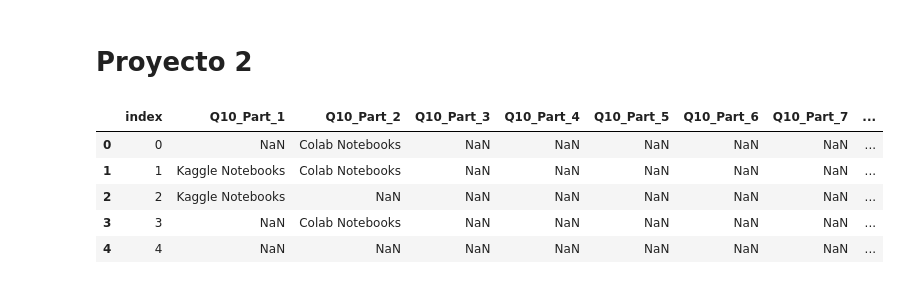
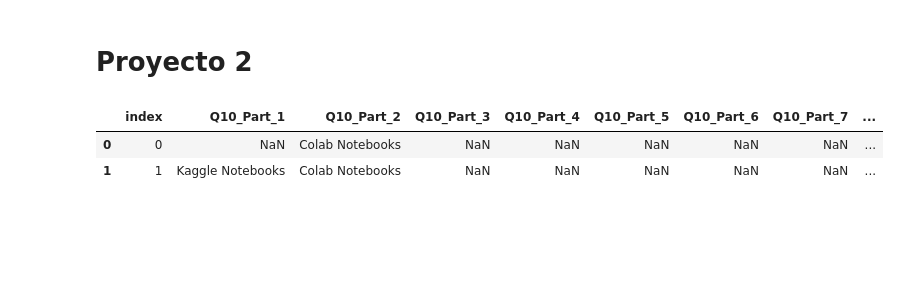
Before and after one commit to MaitaneP/adalab-da-modulo2-proyecto-equipo3, a Jupyter notebook: jupyter_proyecto2.ipynb, the cells around one changed output. Cells and saved outputs as stored; diff of their text form; code cells hidden in the pictures; blank space fills up the shorter version.

```diff
--- a/jupyter_proyecto2.ipynb
+++ b/jupyter_proyecto2.ipynb
@@ -5,12 +5,10 @@ import pandas as pd
 import numpy as np
 import pickle
 # %%
-df_csv = pd.read_csv("datos/exported_db_data.csv")
-df_csv.head()
+# Abrimos el primer fichero de csv
+df_csv_origen = pd.read_csv("datos/exported_db_data.csv")
+df_csv_origen.head(2)
 # %% [output]
 |  | index | Q10_Part_1 | Q10_Part_2 | Q10_Part_3 | Q10_Part_4 | Q10_Part_5 | Q10_Part_6 | Q10_Part_7 | ... |
 | 0 | 0 | NaN | Colab Notebooks | NaN | NaN | NaN | NaN | NaN | ... |
 | 1 | 1 | Kaggle Notebooks | Colab Notebooks | NaN | NaN | NaN | NaN | NaN | ... |
-| 2 | 2 | Kaggle Notebooks | NaN | NaN | NaN | NaN | NaN | NaN | ... |
-| 3 | 3 | NaN | Colab Notebooks | NaN | NaN | NaN | NaN | NaN | ... |
-| 4 | 4 | NaN | NaN | NaN | NaN | NaN | NaN | NaN | ... |
```
Also changed, not shown: parts of 21 cells of this notebook.
